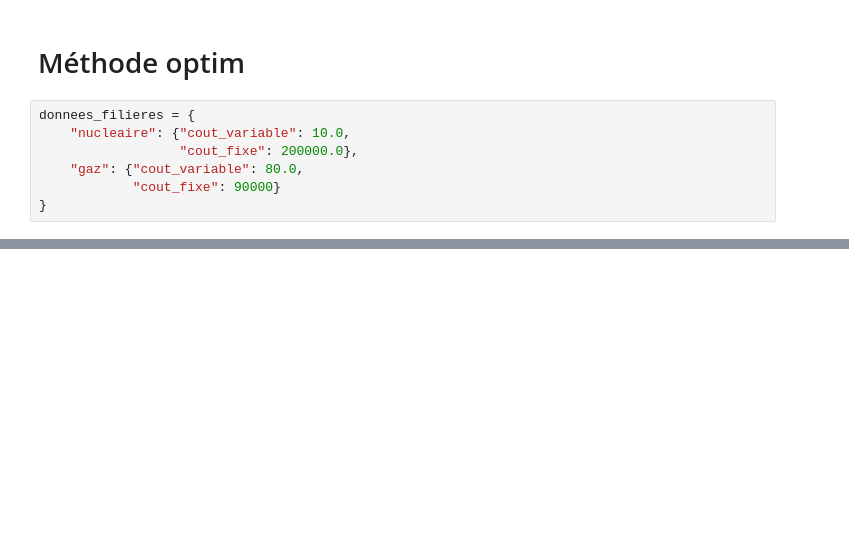
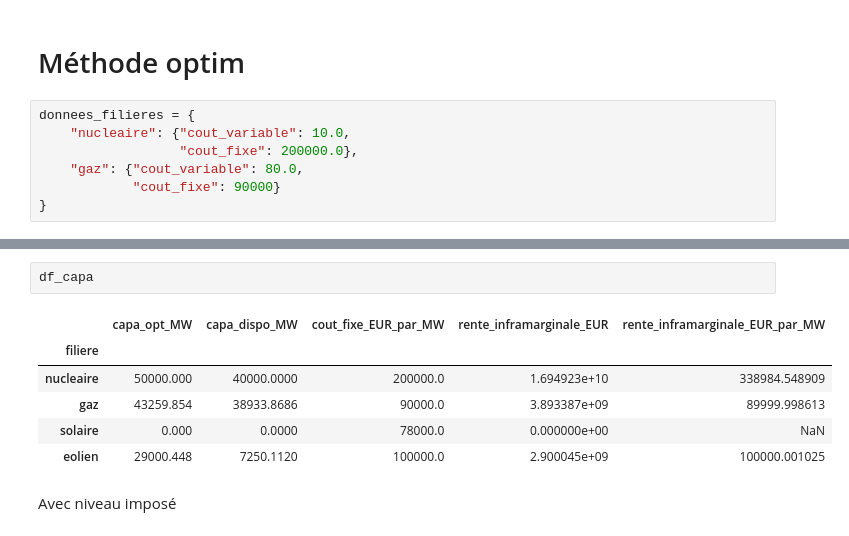
Before and after one commit to Alx-Lebeau/Cours-EcoElec, a Jupyter notebook: notebooks/02_Equilibre_Long_Terme.ipynb, the cells around one changed output, grey strips where cells are left out. Drawn from its saved outputs; the diff is of its cells as text; blank space fills up the shorter version.

```diff
--- a/notebooks/02_Equilibre_Long_Terme.ipynb
+++ b/notebooks/02_Equilibre_Long_Terme.ipynb
@@ -352,0 +513,11 @@ df_capa
+# %%
+df_capa
+# %% [output]
+|  | capa_opt_MW | capa_dispo_MW | cout_fixe_EUR_par_MW | rente_inframarginale_EUR | rente_inframarginale_EUR_par_MW |
+| filiere |  |  |  |  |  |
+| nucleaire | 50000.000 | 40000.0000 | 200000.0 | 1.694923e+10 | 338984.548909 |
+| gaz | 43259.854 | 38933.8686 | 90000.0 | 3.893387e+09 | 89999.998613 |
+| solaire | 0.000 | 0.0000 | 78000.0 | 0.000000e+00 | NaN |
+| eolien | 29000.448 | 7250.1120 | 100000.0 | 2.900045e+09 | 100000.001025 |
+# %% [markdown]
+Avec niveau imposé
```
Also changed, not shown: parts of 23 cells of this notebook.
